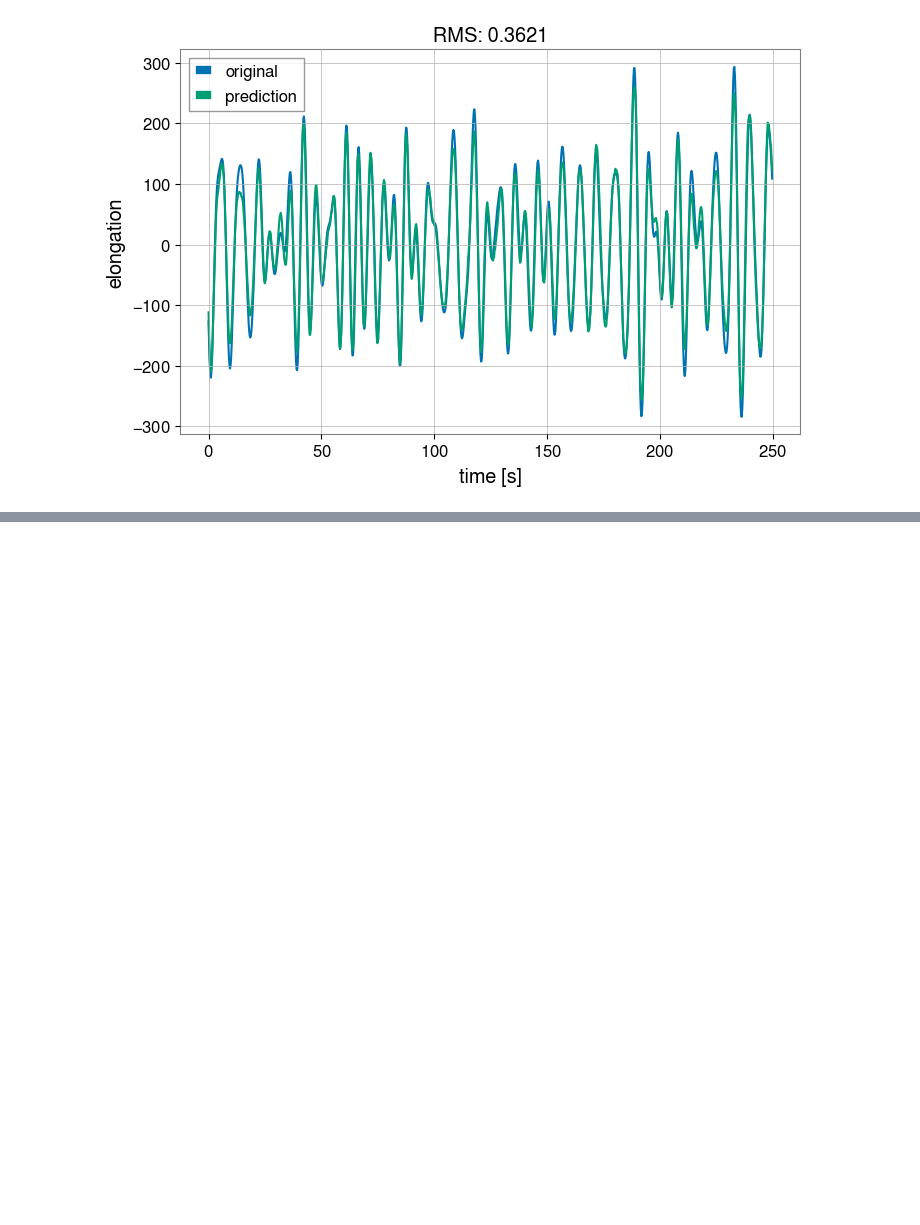
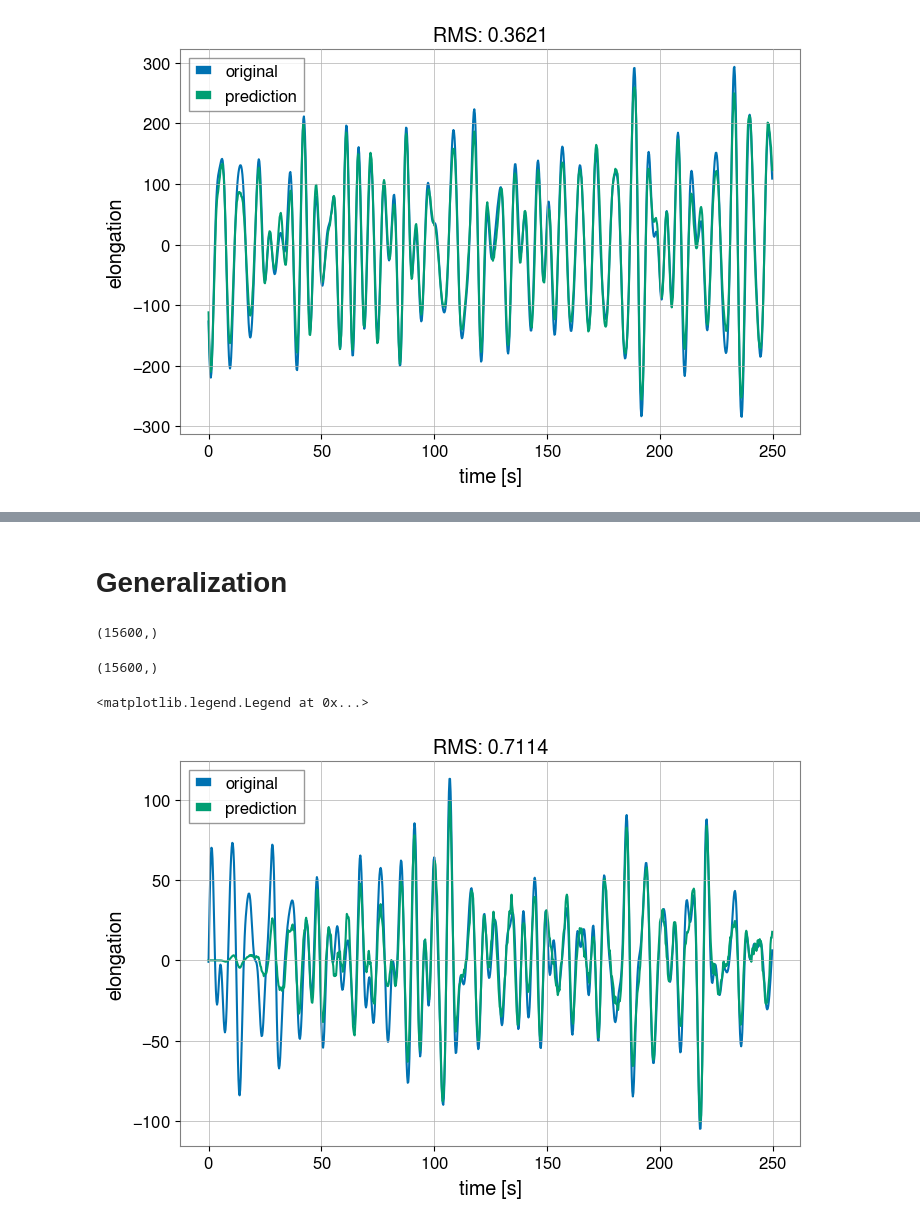
Before and after one commit to chreissel/ML4Seismic, a Jupyter notebook: Deepclean.ipynb, the cells around one changed output, grey strips where cells are left out. Saved outputs shown, nothing was run; the diff lists cells and outputs as text; code cells hidden in the pictures; blank space fills up the shorter version.

Commit message:
update with newest trainings

```diff
--- a/Deepclean.ipynb
+++ b/Deepclean.ipynb
@@ -227,0 +282,41 @@ plt.legend()
+# %% [markdown]
+# Generalization
+# %%
+time = 1417395618
+eval_data = np.load('data/eval_{}.npy'.format(time))
+# %%
+evalid = TimeSeriesSegmentDataset(eval_data, 60.0, 1.0, 4, target_idx=9)
+eval_loader = DataLoader(evalid, 32, num_workers=4)
+# %%
+load_model = True
+if load_model:
+    model.load_state_dict(torch.load('training/deepclean/models/epoch_154',map_location=device))
+# run inference
+pred_batches = dc.nn.utils.evaluate(eval_loader, model, device=device)
+# postprocessing the ouput ('glue' together the individual predictions)
+noverlap = int((60.0 - 1.0) * 4)
+pred = dc.signal.overlap_add(pred_batches, noverlap, 'hanning')
+# %%
+true = eval_data[9,:]
+strain_org = TimeSeries(true, dt=1/4.)
+# %%
+true.shape
+# %% [output]
+(15600,)
+# %%
+pred.shape
+# %% [output]
+(15600,)
+# %%
+strain_pred = TimeSeries(pred, dt=1/4.)
+strain_pred_bp = strain_pred
+
+plt.plot(np.arange(0,1000/4.,1/4.), true[:1000], label='original')
+plt.plot(np.arange(0,1000/4.,1/4.), strain_pred_bp.value[:1000], label='prediction')
+plt.title('RMS: %.4f' %(np.sqrt(np.mean((strain_pred_bp.value-true))**2)))
+plt.xlabel('time [s]')
+plt.ylabel('elongation')
+plt.legend()
+# %% [output]
+<matplotlib.legend.Legend at 0x...>
+[figure, added]
```
Also changed, not shown: parts of 12 cells of this notebook, 1 other file.
